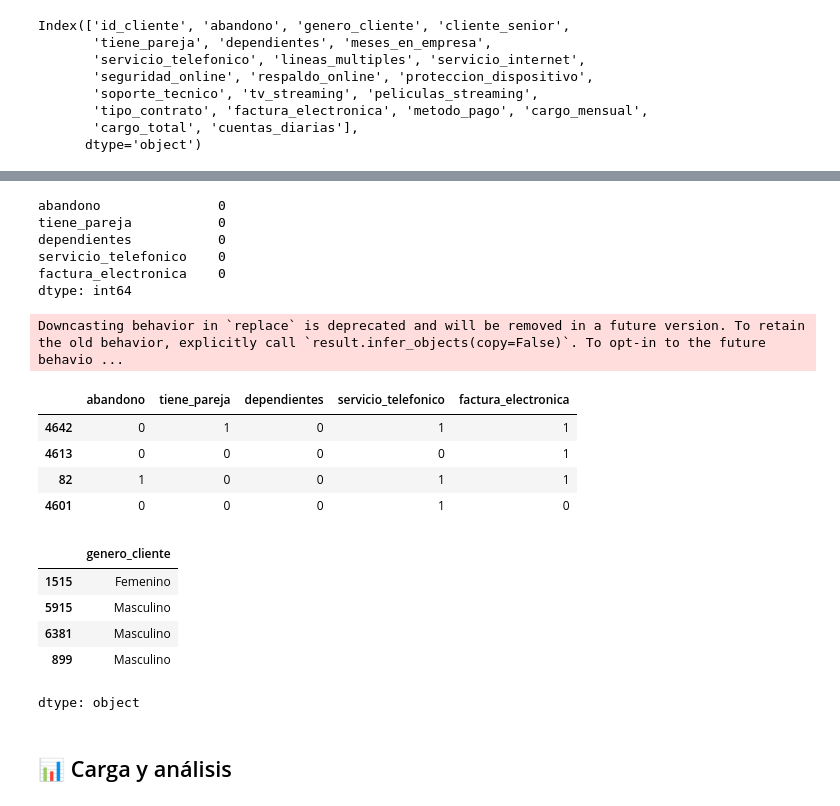
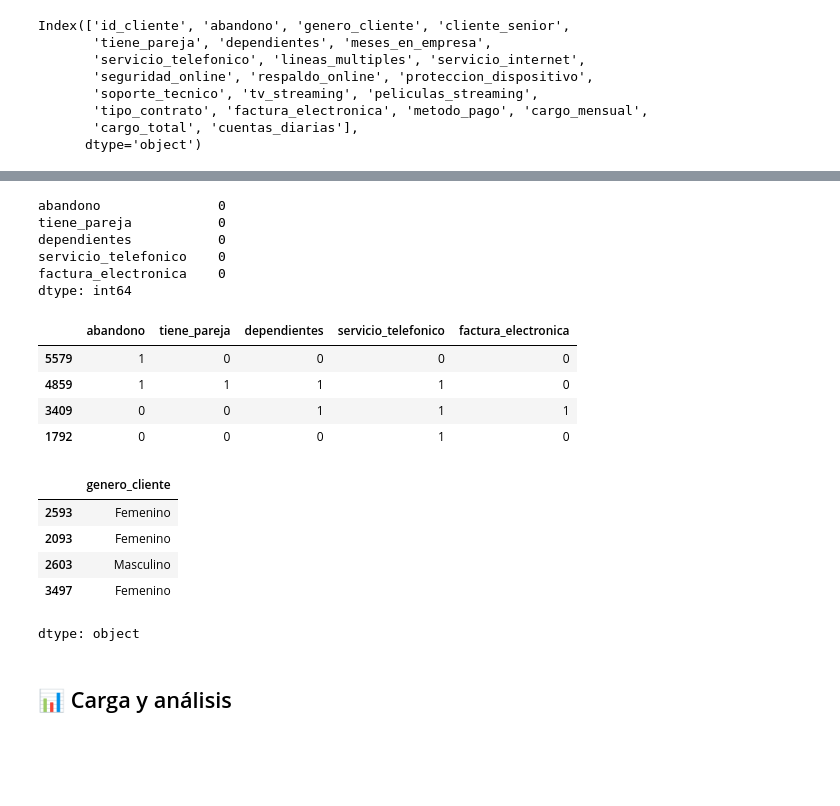
Before and after one commit to Nataliahfk/Telecom-X_-segundo-challenge, a Jupyter notebook: Telecom_X_Clallenge_Latam.ipynb, the cells around one changed output, grey strips where cells are left out. Cells and saved outputs as stored; diff of their text form; code cells hidden in the pictures; blank space fills up the shorter version.

```diff
--- a/Telecom_X_Clallenge_Latam.ipynb
+++ b/Telecom_X_Clallenge_Latam.ipynb
@@ -452,31 +452,33 @@ df_normalizado[columnas_binario].sample(10)
 # %%
 ## Transformar columnas binarias: 'Yes' en 1 y 'No' en 0
 df_normalizado.loc[:, columnas_binario] = df_normalizado[columnas_binario].astype(str)
-df_normalizado.loc[:, columnas_binario] = df_normalizado.loc[:, columnas_binario].replace({'Yes': 1, 'No': 0, '': np.nan})
+# Usa map en vez de replace
+df_normalizado.loc[:, columnas_binario] = df_normalizado.loc[:, columnas_binario].apply(
+    lambda col: col.map({'Yes': 1, 'No': 0})
+)
 print(df_normalizado.loc[:, columnas_binario].isna().sum())
 df_normalizado[columnas_binario].sample(4)
 # %% [output]
 abandono               0
 tiene_pareja           0
 dependientes           0
 servicio_telefonico    0
 factura_electronica    0
 dtype: int64
-Downcasting behavior in `replace` is deprecated and will be removed in a future version. To retain the old behavior, explicitly call `result.infer_objects(copy=False)`. To opt-in to the future behavio ...
 |  | abandono | tiene_pareja | dependientes | servicio_telefonico | factura_electronica |
-| 4642 | 0 | 1 | 0 | 1 | 1 |
-| 4613 | 0 | 0 | 0 | 0 | 1 |
-| 82 | 1 | 0 | 0 | 1 | 1 |
-| 4601 | 0 | 0 | 0 | 1 | 0 |
+| 5579 | 1 | 0 | 0 | 0 | 0 |
+| 4859 | 1 | 1 | 1 | 1 | 0 |
+| 3409 | 0 | 0 | 1 | 1 | 1 |
+| 1792 | 0 | 0 | 0 | 1 | 0 |
 # %%
 df_normalizado['genero_cliente']= df_normalizado['genero_cliente'].replace({'Female': 'Femenino', 'Male': 'Masculino'})
 df_normalizado['genero_cliente'].sample(4)
 # %% [output]
 |  | genero_cliente |
-| 1515 | Femenino |
-| 5915 | Masculino |
-| 6381 | Masculino |
-| 899 | Masculino |
+| 2593 | Femenino |
+| 2093 | Femenino |
+| 2603 | Masculino |
+| 3497 | Femenino |
 dtype: object
 # %% [markdown]
 ## 📊 Carga y análisis
```
Also changed, not shown: parts of 4 cells of this notebook.
